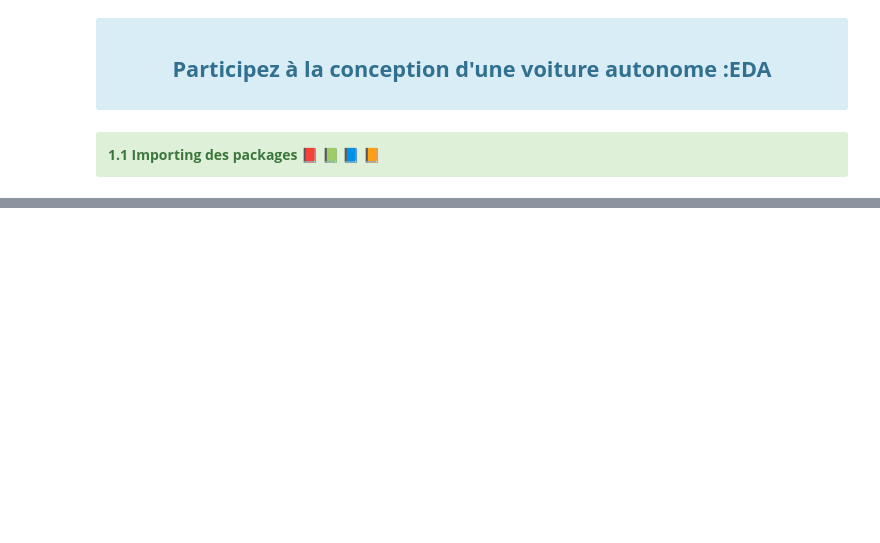
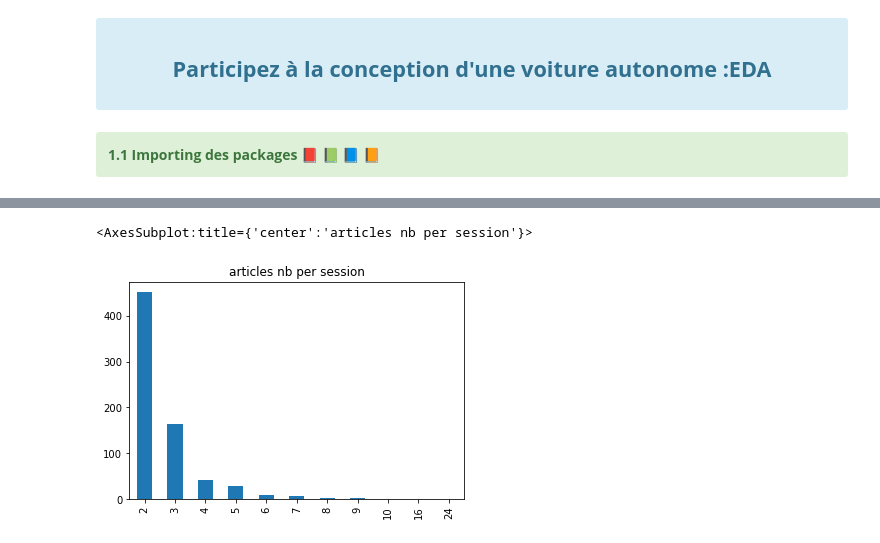
Before and after one commit to Trilian/projet9, a Jupyter notebook: EDA.ipynb, the cells around one changed output, grey strips where cells are left out. Saved outputs shown, nothing was run; the diff lists cells and outputs as text; code cells hidden in the pictures; blank space fills up the shorter version.

```diff
--- a/EDA.ipynb
+++ b/EDA.ipynb
@@ -44,0 +91,5 @@ NameError: name 'pd' is not defined
+# %%
+dfSample.groupby(by="session_id")['click_article_id'].nunique().value_counts().plot(kind = 'bar', title="articles nb per session")
+# %% [output]
+<AxesSubplot:title={'center':'articles nb per session'}>
+[figure, added]
```
Also changed, not shown: parts of 17 cells of this notebook, 2 other files.
